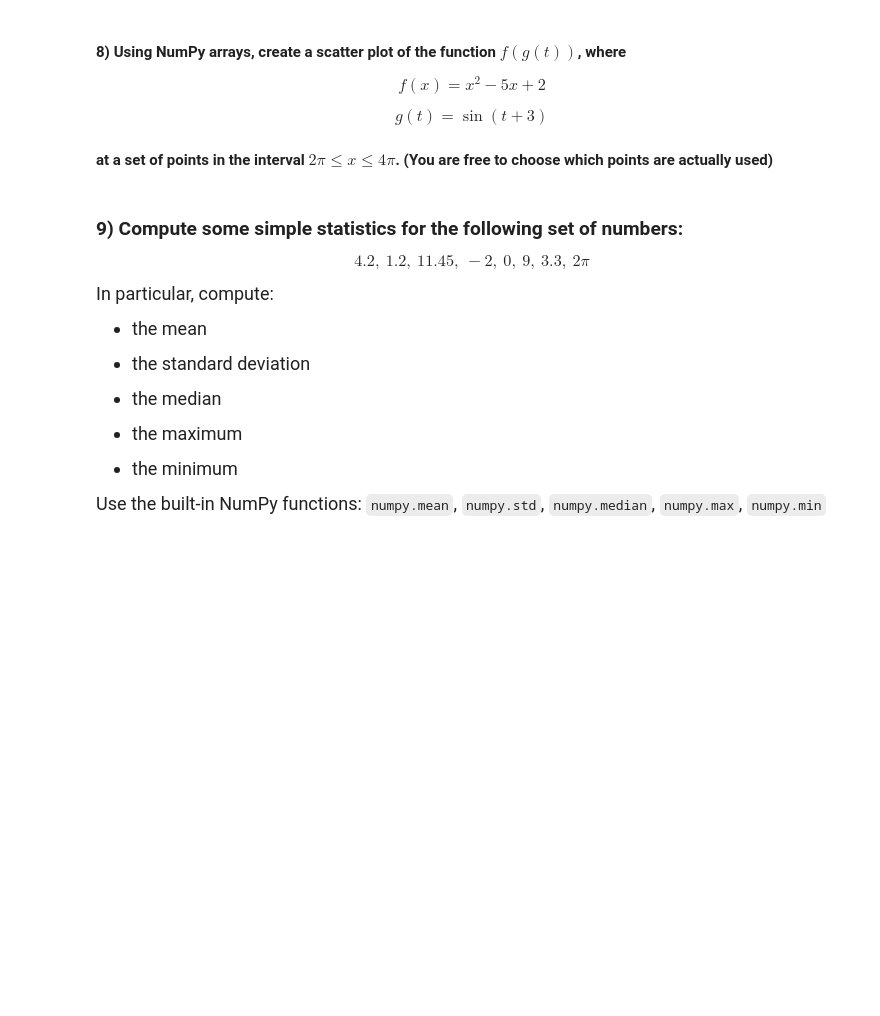
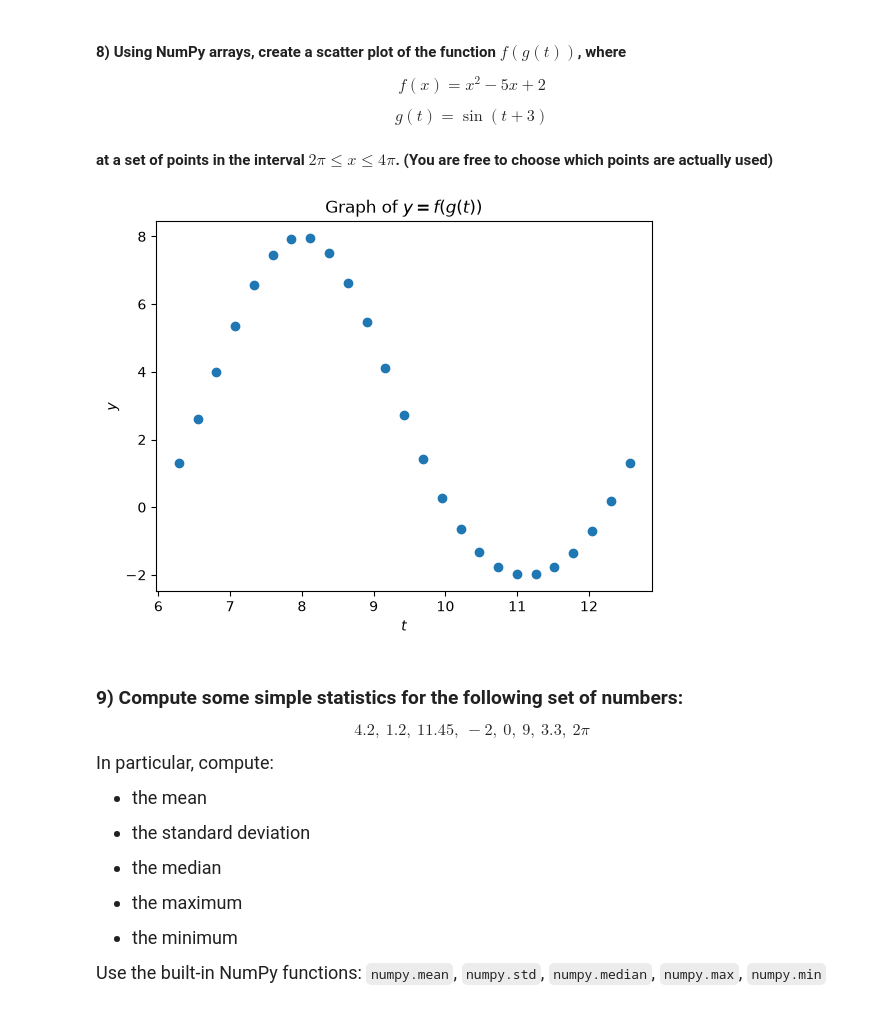
Before and after one commit to vzhu6/datasci151fall2026, a Jupyter notebook: lecture_04_other_sequence_objects/Lecture04 copy.ipynb, the cells around one changed output. Cells and saved outputs as stored; diff of their text form; code cells hidden in the pictures; blank space fills up the shorter version.

```diff
--- a/lecture_04_other_sequence_objects/Lecture04 copy.ipynb
+++ b/lecture_04_other_sequence_objects/Lecture04 copy.ipynb
@@ -695,6 +881,20 @@ $$ g(t) = \sin(t + 3) $$
 #### at a set of points in the interval $2\pi \leq x \leq 4\pi$. (You are free to choose which points are actually used)
 # %%
 # your code here
+
+t_vals = np.linspace(2, 4, 25) * np.pi
+
+x_vals = np.sin(t_vals + 3)
+
+f_vals = x_vals**2 - 5*x_vals + 2
+
+plt.scatter(t_vals, f_vals)
+plt.xlabel("$t$")
+plt.ylabel("$y$")
+plt.title("Graph of $y = f(g(t))$")
+plt.show()
+# %% [output]
+[figure, added]
 # %% [markdown]
 ### **9)** Compute some simple statistics for the following set of numbers:
 
```
Also changed, not shown: parts of 33 cells of this notebook, 3 other files.
